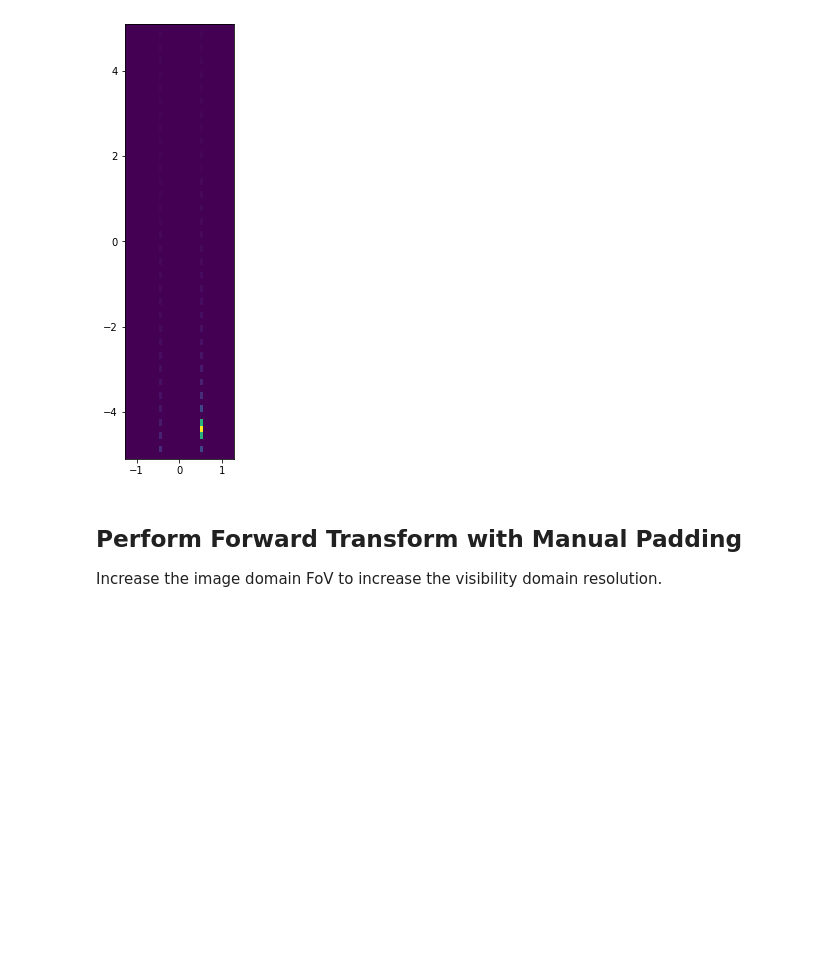
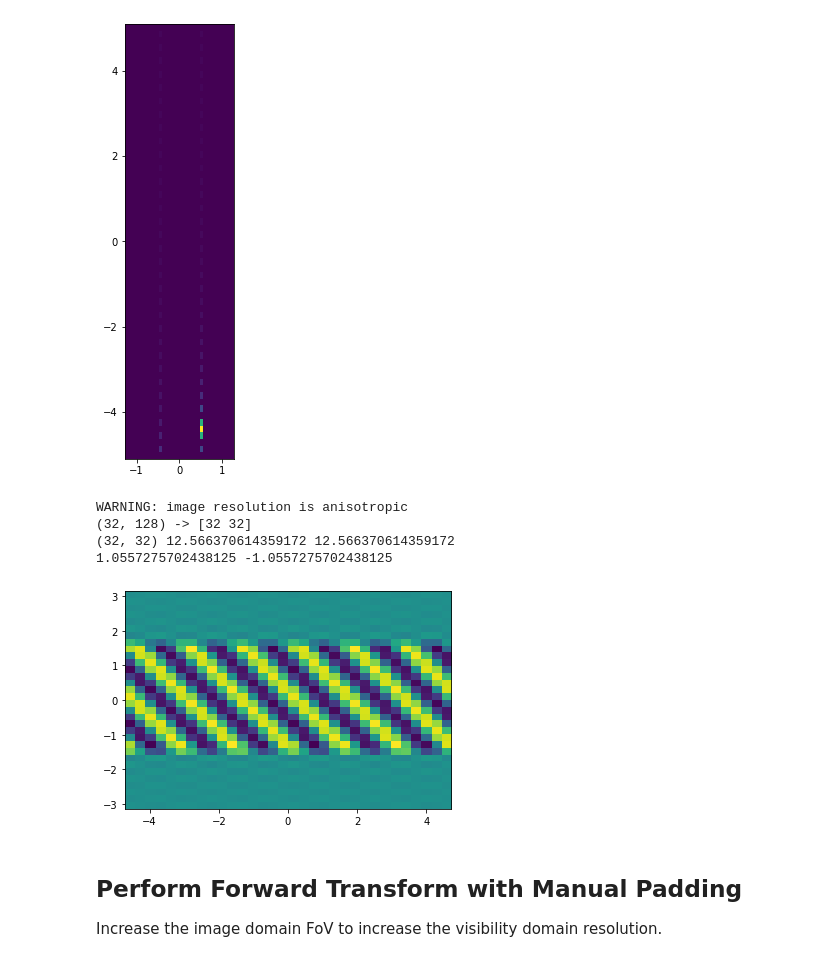
Before and after one commit to eventhorizontelescope/2017_sgra_paper5, a Jupyter notebook: test_fft.ipynb, the cells around one changed output. Drawn from its saved outputs; the diff is of its cells as text; code cells hidden in the pictures; blank space fills up the shorter version.

```diff
--- a/test_fft.ipynb
+++ b/test_fft.ipynb
@@ -73,6 +112,19 @@ WARNING: image resolution is anisotropic
 (32, 65) 2.5464790894703255 10.185916357881302
 1024.0 2.0251375964178618e-16
 [figure]
+# %%
+F2, W2, H2 = ms.downifft(S, U, V)
+
+plt.imshow(F2.T, origin='lower', interpolation=None, extent=[-1.5*np.pi, 1.5*np.pi, -np.pi, np.pi])
+
+print(F2.shape, W2, H2)
+print(np.max(F2), np.min(F2))
+# %% [output]
+WARNING: image resolution is anisotropic
+(32, 128) -> [32 32]
+(32, 32) 12.566370614359172 12.566370614359172
+1.0557275702438125 -1.0557275702438125
+[figure, added]
 # %% [markdown]
 ## Perform Forward Transform with Manual Padding
 
```
Also changed, not shown: parts of 5 cells of this notebook.
